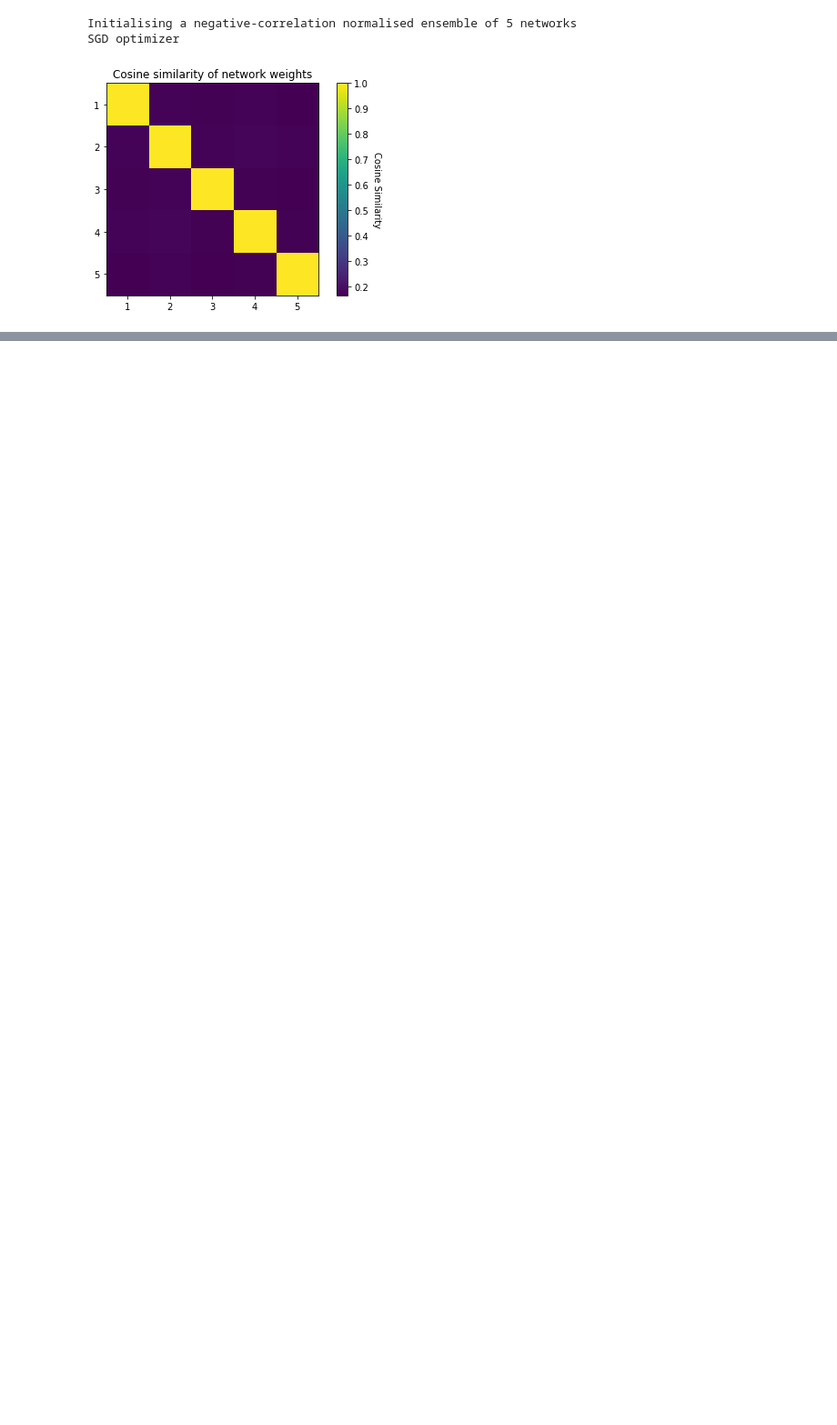
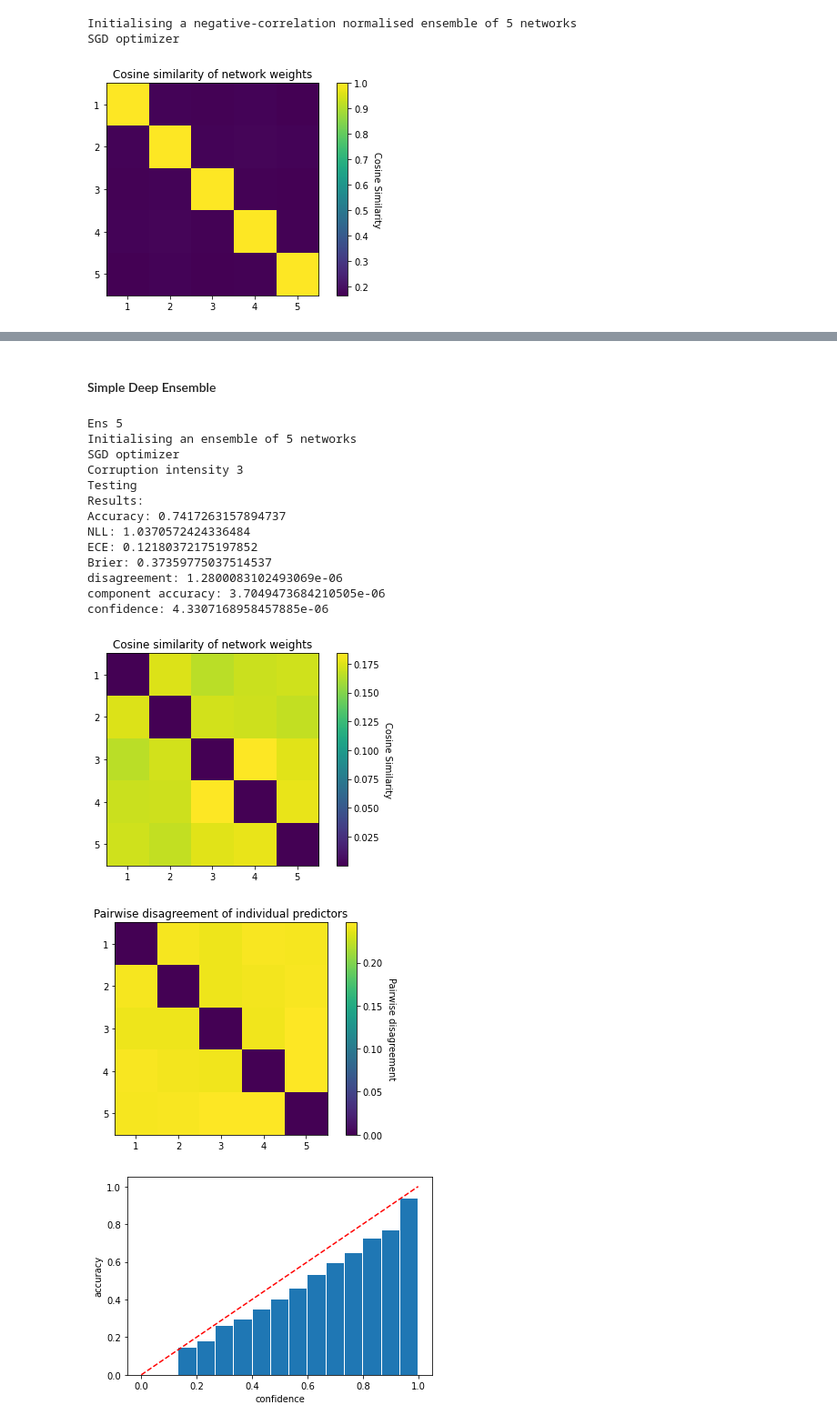
Before and after one commit to gintepe/DeepEnsembleUncertainty, a Jupyter notebook: test_cifar.ipynb, the cells around one changed output, grey strips where cells are left out. Shown at 91% size. Drawn from its saved outputs; the diff is of its cells as text; code cells hidden in the pictures; blank space fills up the shorter version.

```diff
--- a/test_cifar.ipynb
+++ b/test_cifar.ipynb
@@ -246,0 +430,22 @@ plot_disagreement_mat(disagreement_mat, remove_diag=False)
+# %% [markdown]
+#### Simple Deep Ensemble
+# %%
+run_id, name = checkpoints[1]
+run_plotting(run_id, name, 3)
+# %% [output]
+Ens 5
+Initialising an ensemble of 5 networks
+SGD optimizer
+Corruption intensity 3
+Testing
+Results:
+Accuracy: 0.7417263157894737
+NLL: 1.0370572424336484
+ECE: 0.12180372175197852
+Brier: 0.37359775037514537
+disagreement: 1.2800083102493069e-06
+component accuracy: 3.7049473684210505e-06
+confidence: 4.3307168958457885e-06
+[figure, added]
+[figure, added]
+[figure, added]
```
Also changed, not shown: parts of 19 cells of this notebook, 11 other files.
